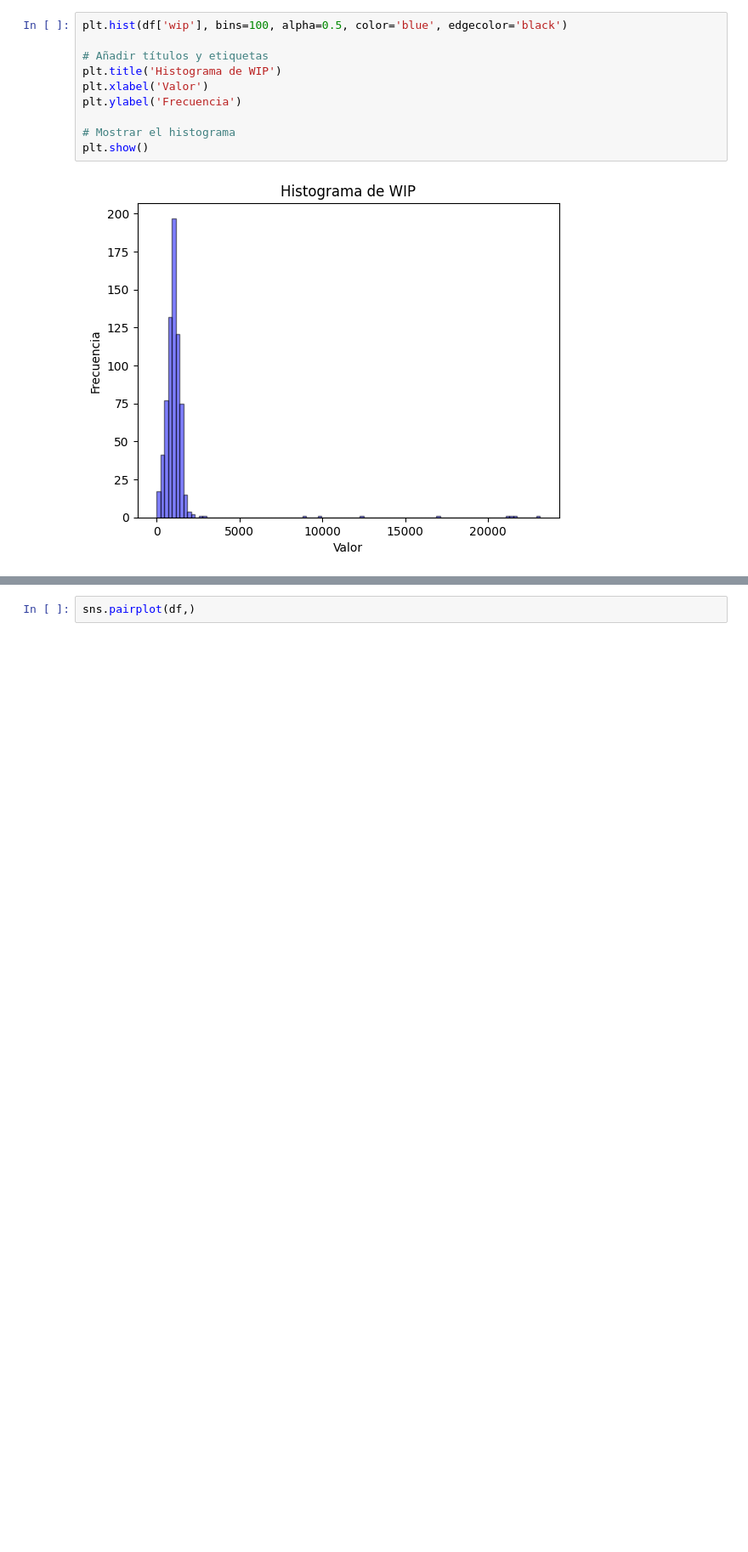
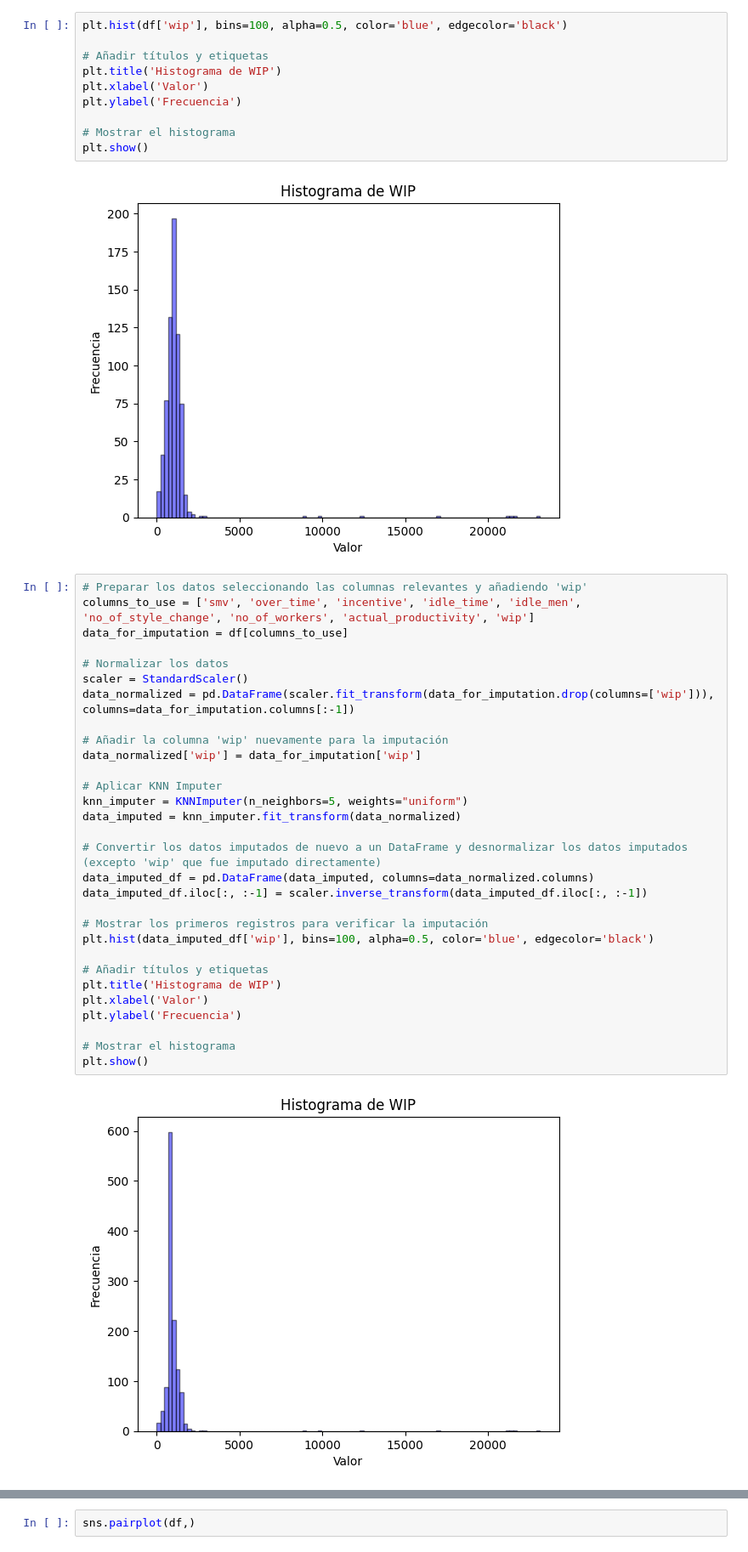
Before and after one commit to DiegoRojasMarinkelle/Proyecto-1---ACTD, a Jupyter notebook: Limpieza_datos.ipynb, the cells around one changed output, grey strips where cells are left out. Shown at 85% size. Cells and saved outputs as stored; diff of their text form; blank space fills up the shorter version.

Commit message:
Se Agregaron datos para WIP por medio de la metodologia KNN

```diff
--- a/Limpieza_datos.ipynb
+++ b/Limpieza_datos.ipynb
@@ -91,3 +92,35 @@ plt.ylabel('Frecuencia')
 plt.show()
 # %% [output]
 [figure]
+# %%
+# Preparar los datos seleccionando las columnas relevantes y añadiendo 'wip'
+columns_to_use = ['smv', 'over_time', 'incentive', 'idle_time', 'idle_men', 'no_of_style_change', 'no_of_workers', 'actual_productivity', 'wip']
+data_for_imputation = df[columns_to_use]
+
+# Normalizar los datos
+scaler = StandardScaler()
+data_normalized = pd.DataFrame(scaler.fit_transform(data_for_imputation.drop(columns=['wip'])), columns=data_for_imputation.columns[:-1])
+
+# Añadir la columna 'wip' nuevamente para la imputación
+data_normalized['wip'] = data_for_imputation['wip']
+
+# Aplicar KNN Imputer
+knn_imputer = KNNImputer(n_neighbors=5, weights="uniform")
+data_imputed = knn_imputer.fit_transform(data_normalized)
+
+# Convertir los datos imputados de nuevo a un DataFrame y desnormalizar los datos imputados (excepto 'wip' que fue imputado directamente)
+data_imputed_df = pd.DataFrame(data_imputed, columns=data_normalized.columns)
+data_imputed_df.iloc[:, :-1] = scaler.inverse_transform(data_imputed_df.iloc[:, :-1])
+
+# Mostrar los primeros registros para verificar la imputación
+plt.hist(data_imputed_df['wip'], bins=100, alpha=0.5, color='blue', edgecolor='black')
+
+# Añadir títulos y etiquetas
+plt.title('Histograma de WIP')
+plt.xlabel('Valor')
+plt.ylabel('Frecuencia')
+
+# Mostrar el histograma
+plt.show()
+# %% [output]
+[figure, added]
```
Also changed, not shown: parts of 3 cells of this notebook.
